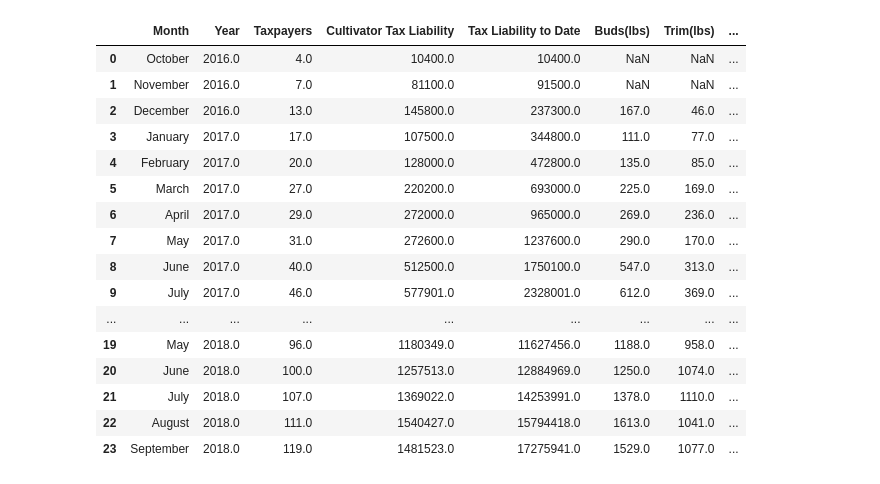
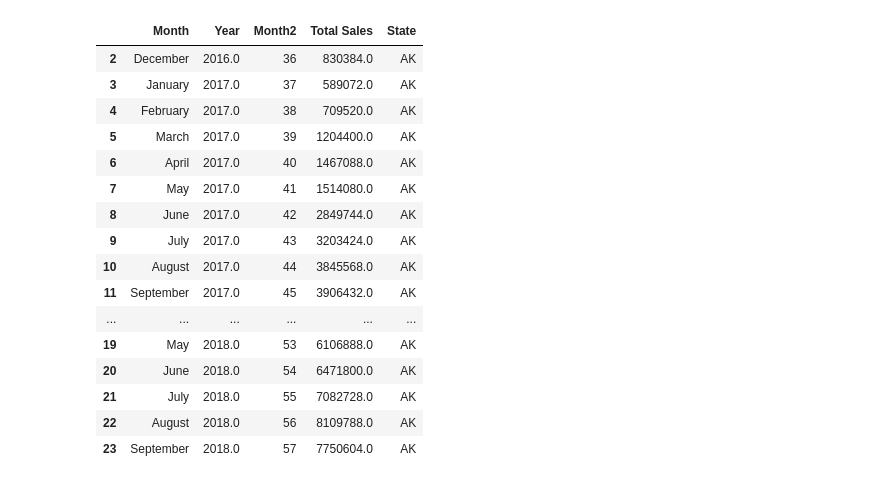
Before and after one commit to chane-d/group-project-one, a Jupyter notebook: SALES_Jason/Project1_jason.ipynb, the cells around one changed output. Saved outputs shown, nothing was run; the diff lists cells and outputs as text; code cells hidden in the pictures.

```diff
--- a/SALES_Jason/Project1_jason.ipynb
+++ b/SALES_Jason/Project1_jason.ipynb
@@ -74,22 +191,26 @@ co_data
 # %%
 ak_data = pd.read_csv('../Inputs/SALESInputs/AK_MJ_Sales.csv')
 ak_data = ak_data[:-1]
+ak_data = ak_data[2:]
+ak_data['Month2'] = np.arange(36, 58)
+ak_data['State'] = 'AK'
+ak_data = ak_data[['Month', 'Year', 'Month2', 'Total Sales', 'State']]
 ak_data
 # %% [output]
-|  | Month | Year | Taxpayers | Cultivator Tax Liability | Tax Liability to Date | Buds(lbs) | Trim(lbs) | ... |
-| 0 | October | 2016.0 | 4.0 | 10400.0 | 10400.0 | NaN | NaN | ... |
-| 1 | November | 2016.0 | 7.0 | 81100.0 | 91500.0 | NaN | NaN | ... |
-| 2 | December | 2016.0 | 13.0 | 145800.0 | 237300.0 | 167.0 | 46.0 | ... |
-| 3 | January | 2017.0 | 17.0 | 107500.0 | 344800.0 | 111.0 | 77.0 | ... |
-| 4 | February | 2017.0 | 20.0 | 128000.0 | 472800.0 | 135.0 | 85.0 | ... |
-| 5 | March | 2017.0 | 27.0 | 220200.0 | 693000.0 | 225.0 | 169.0 | ... |
-| 6 | April | 2017.0 | 29.0 | 272000.0 | 965000.0 | 269.0 | 236.0 | ... |
-| 7 | May | 2017.0 | 31.0 | 272600.0 | 1237600.0 | 290.0 | 170.0 | ... |
-| 8 | June | 2017.0 | 40.0 | 512500.0 | 1750100.0 | 547.0 | 313.0 | ... |
-| 9 | July | 2017.0 | 46.0 | 577901.0 | 2328001.0 | 612.0 | 369.0 | ... |
-| ... | ... | ... | ... | ... | ... | ... | ... | ... |
-| 19 | May | 2018.0 | 96.0 | 1180349.0 | 11627456.0 | 1188.0 | 958.0 | ... |
-| 20 | June | 2018.0 | 100.0 | 1257513.0 | 12884969.0 | 1250.0 | 1074.0 | ... |
-| 21 | July | 2018.0 | 107.0 | 1369022.0 | 14253991.0 | 1378.0 | 1110.0 | ... |
-| 22 | August | 2018.0 | 111.0 | 1540427.0 | 15794418.0 | 1613.0 | 1041.0 | ... |
-| 23 | September | 2018.0 | 119.0 | 1481523.0 | 17275941.0 | 1529.0 | 1077.0 | ... |
+|  | Month | Year | Month2 | Total Sales | State |
+| 2 | December | 2016.0 | 36 | 830384.0 | AK |
+| 3 | January | 2017.0 | 37 | 589072.0 | AK |
+| 4 | February | 2017.0 | 38 | 709520.0 | AK |
+| 5 | March | 2017.0 | 39 | 1204400.0 | AK |
+| 6 | April | 2017.0 | 40 | 1467088.0 | AK |
+| 7 | May | 2017.0 | 41 | 1514080.0 | AK |
+| 8 | June | 2017.0 | 42 | 2849744.0 | AK |
+| 9 | July | 2017.0 | 43 | 3203424.0 | AK |
+| 10 | August | 2017.0 | 44 | 3845568.0 | AK |
+| 11 | September | 2017.0 | 45 | 3906432.0 | AK |
+| ... | ... | ... | ... | ... | ... |
+| 19 | May | 2018.0 | 53 | 6106888.0 | AK |
+| 20 | June | 2018.0 | 54 | 6471800.0 | AK |
+| 21 | July | 2018.0 | 55 | 7082728.0 | AK |
+| 22 | August | 2018.0 | 56 | 8109788.0 | AK |
+| 23 | September | 2018.0 | 57 | 7750604.0 | AK |
```
Also changed, not shown: parts of 21 cells of this notebook, 1 other file.
